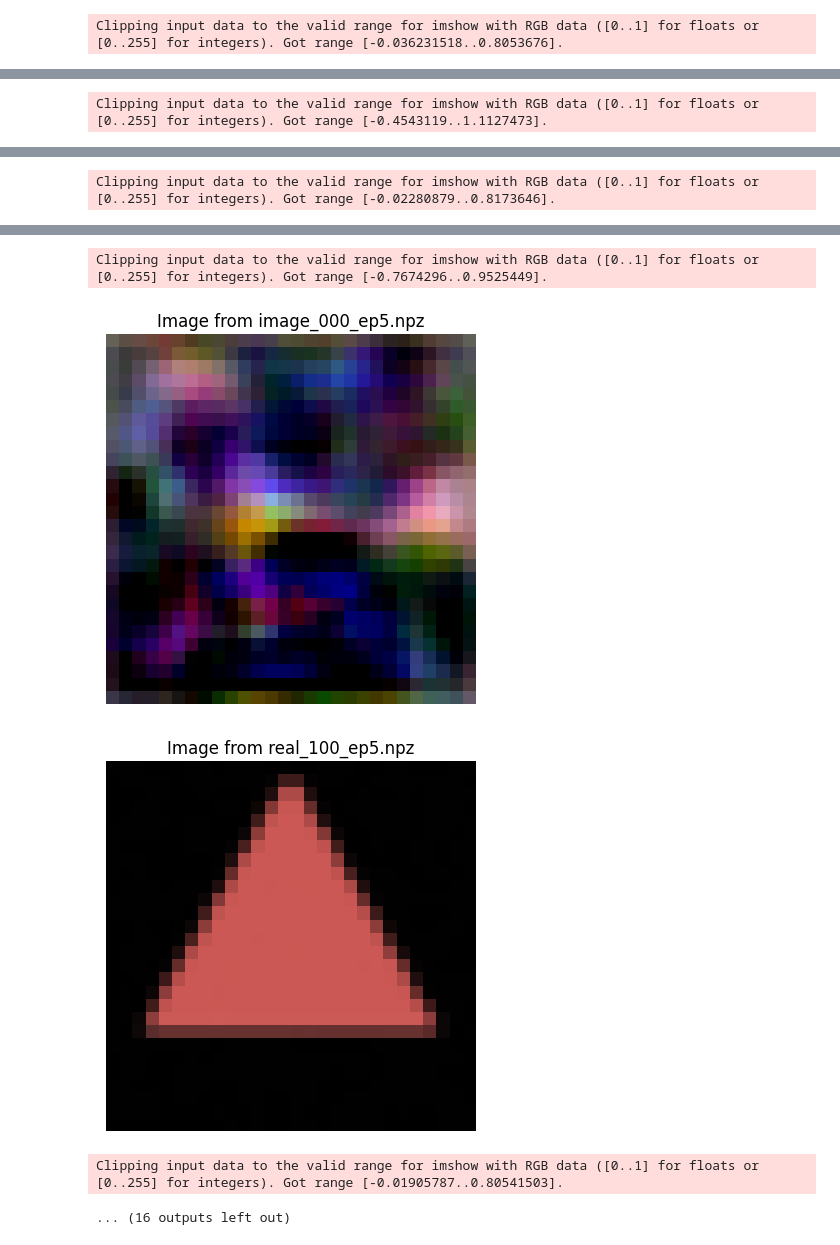
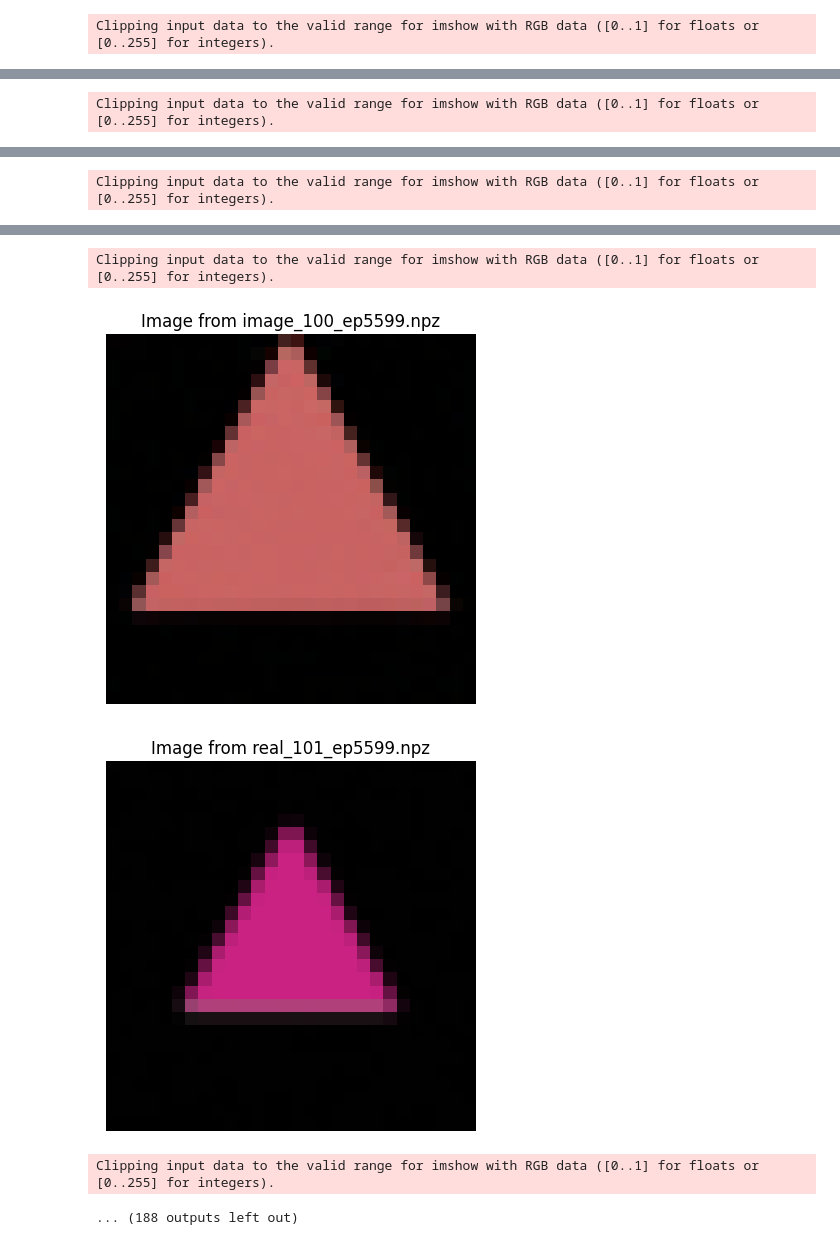
Before and after one commit to Yuumna/concept_graphs, a Jupyter notebook: viz_image.ipynb, the cells around one changed output, grey strips where cells are left out. Drawn from its saved outputs; the diff is of its cells as text; code cells hidden in the pictures.

```diff
--- a/viz_image.ipynb
+++ b/viz_image.ipynb
@@ -3,7 +3,7 @@ import numpy as np
 import os
 from matplotlib import pyplot as plt
 # %%
-dir_path = 'output/single-body_2d_3classes/latent_None/H32-train1/06-03-16-34_5000_1.6_256_500_10_0.0001_None_1500_2.0_1'
+dir_path = 'output/single-body_2d_3classes/latent_None/H32-train1/06-03-16-38_5000_1.6_256_500_6000_0.0001_None_1500_2.0_1'
 # Loop over all files in the directory
 for filename in os.listdir(dir_path):
     if filename.endswith('.npz'):
@@ -15,7 +15,7 @@ for filename in os.listdir(dir_path):
         #print(f'File: {filename}, data: {data.files}, shape:{data[data.files[0]].shape}')
         # Assuming the .npz file contains only one array
         array_name = data.files[0]
-        if  int(ep) > 0:
+        if  int(ep) > 5500:
             image_array = data[array_name][0].transpose(1, 2, 0)
             #print(f'Image max: {np.max(image_array)}, min: {np.min(image_array)}')
             #Display the image
@@ -28 +28 @@ for filename in os.listdir(dir_path):
-Clipping input data to the valid range for imshow with RGB data ([0..1] for floats or [0..255] for integers). Got range [-0.036231518..0.8053676].
+Clipping input data to the valid range for imshow with RGB data ([0..1] for floats or [0..255] for integers).
@@ -30 +30 @@ Clipping input data to the valid range for imshow with RGB data ([0..1] for floa
-Clipping input data to the valid range for imshow with RGB data ([0..1] for floats or [0..255] for integers). Got range [-0.4543119..1.1127473].
+Clipping input data to the valid range for imshow with RGB data ([0..1] for floats or [0..255] for integers).
@@ -33 +33 @@ Clipping input data to the valid range for imshow with RGB data ([0..1] for floa
-Clipping input data to the valid range for imshow with RGB data ([0..1] for floats or [0..255] for integers). Got range [-0.02280879..0.8173646].
+Clipping input data to the valid range for imshow with RGB data ([0..1] for floats or [0..255] for integers).
@@ -35,6 +35,6 @@ Clipping input data to the valid range for imshow with RGB data ([0..1] for floa
-Clipping input data to the valid range for imshow with RGB data ([0..1] for floats or [0..255] for integers). Got range [-0.7674296..0.9525449].
+Clipping input data to the valid range for imshow with RGB data ([0..1] for floats or [0..255] for integers).
-[figure, old version]
+[figure, new version]
-[figure, old version]
+[figure, new version]
-Clipping input data to the valid range for imshow with RGB data ([0..1] for floats or [0..255] for integers). Got range [-0.01905787..0.80541503].
+Clipping input data to the valid range for imshow with RGB data ([0..1] for floats or [0..255] for integers).
-... (16 outputs left out)
+... (188 outputs left out)
 # %%
```
Also changed, not shown: parts of 6 cells of this notebook, 4 other files.
